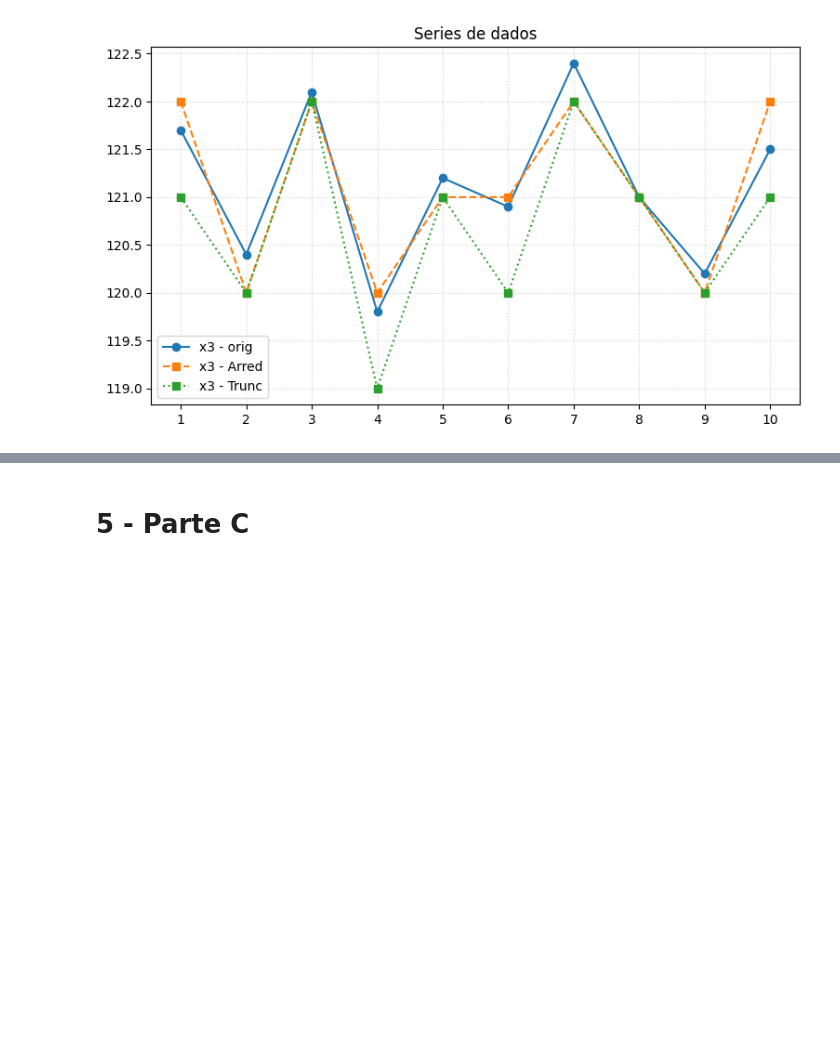
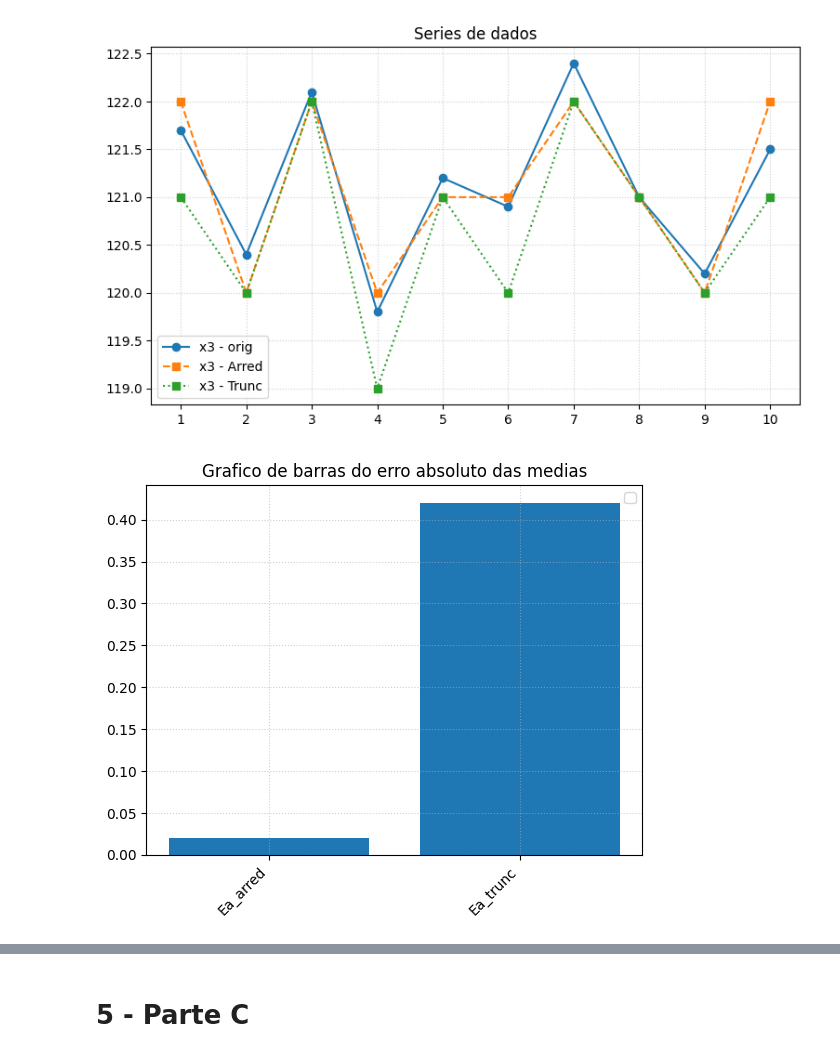
Before and after one commit to Brunolms11/Calc_Numerico, a Jupyter notebook: Atividade_1.ipynb, the cells around one changed output, grey strips where cells are left out. Cells and saved outputs as stored; diff of their text form; code cells hidden in the pictures; blank space fills up the shorter version.

```diff
--- a/Atividade_1.ipynb
+++ b/Atividade_1.ipynb
@@ -236,0 +235,17 @@ plt.show()
+# %%
+#Codigo de barras dos erros absolutos
+x_axis=[1,2]
+#Criando uma lista para armazenar os 6 valores de erros em relacao a media
+erro_absoluto_das_medias = [Ea_arred_media,Ea_trunc_media]
+#Plot do grafico de barras
+plt.bar(x_axis,erro_absoluto_das_medias)
+plt.title("Grafico de barras do erro absoluto das medias")
+
+#Crinado ista com os nomes das barras
+nomes_barras = ['Ea_arred', 'Ea_trunc']
+plt.xticks(x_axis, nomes_barras, rotation=45, ha='right')
+plt.grid(True, which="both", linestyle=":", alpha=0.6)
+plt.legend()
+plt.show()
+# %% [output]
+[figure, added]
```
Also changed, not shown: parts of 7 cells of this notebook.
